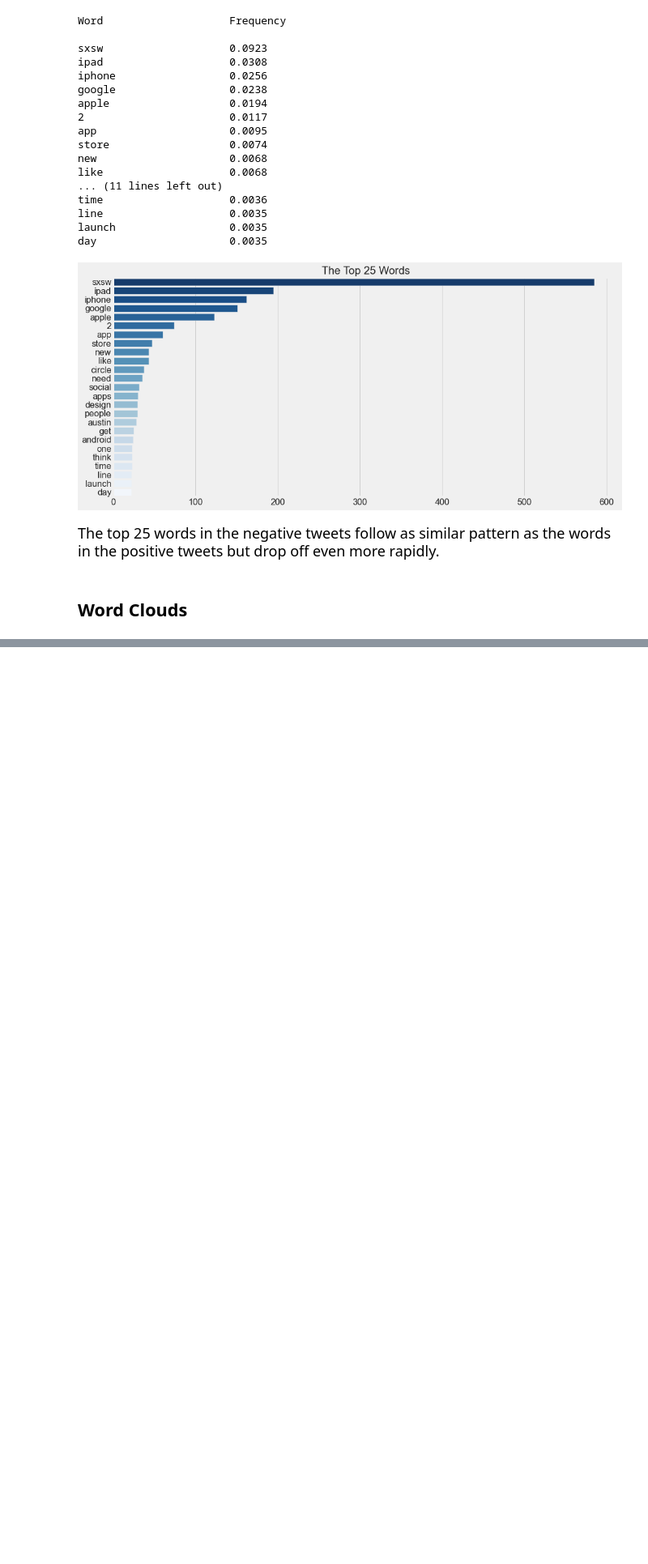
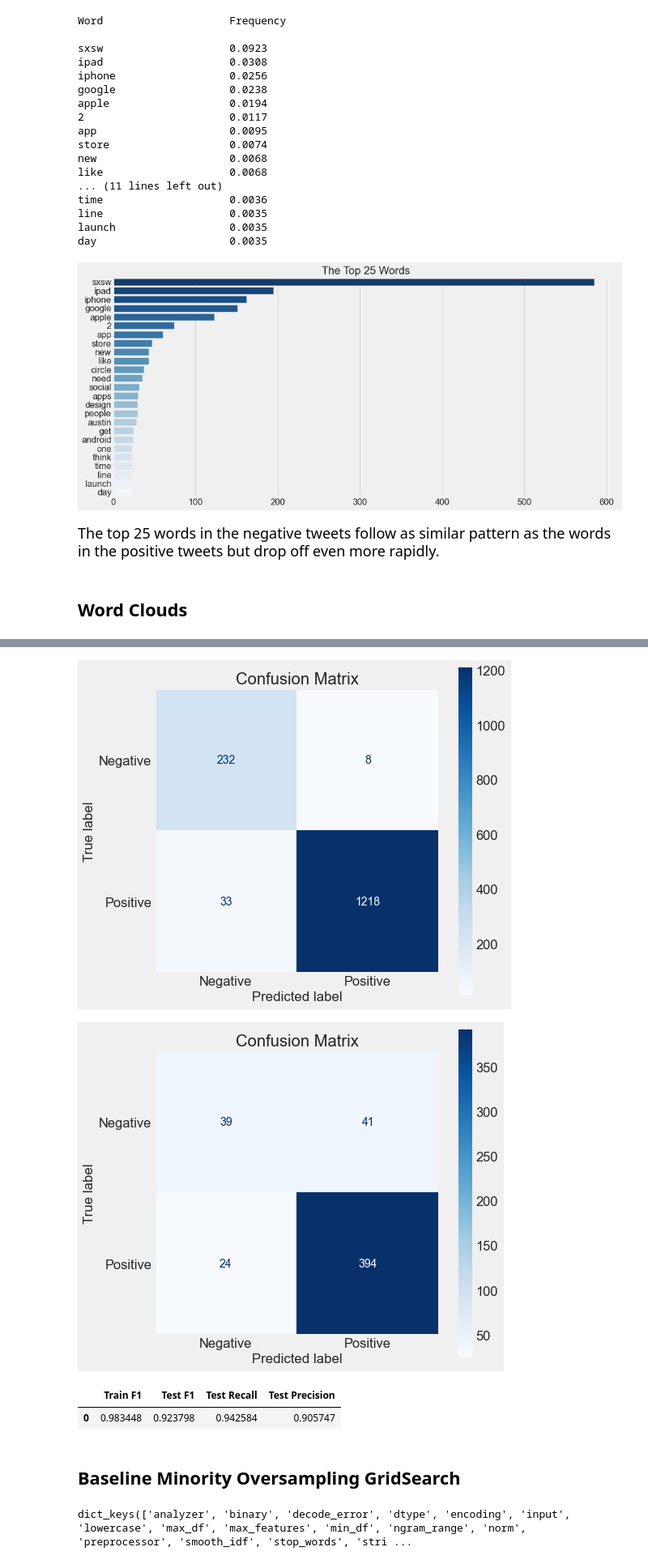
Before and after one commit to jeffreyhwatson/nlp_sentiment_project, a Jupyter notebook: notebooks/exploratory/modeling_eda.ipynb, the cells around one changed output, grey strips where cells are left out. Shown at 81% size. Cells and saved outputs as stored; diff of their text form; code cells hidden in the pictures; blank space fills up the shorter version.

```diff
--- a/notebooks/exploratory/modeling_eda.ipynb
+++ b/notebooks/exploratory/modeling_eda.ipynb
@@ -368,0 +443,3 @@ fn.confusion(baseline, tfidf_data_lem_train, y_lem_train)
+# %%
+fn.subsplit_test(baseline_mo, X_lem_train, y_lem_train)
+# %% [output]
@@ -368,0 +448,10 @@ fn.confusion(baseline, tfidf_data_lem_train, y_lem_train)
+[figure, added]
+[figure, added]
+|  | Train F1 | Test F1 | Test Recall | Test Precision |
+| 0 | 0.983448 | 0.923798 | 0.942584 | 0.905747 |
+# %% [markdown]
+## Baseline Minority Oversampling GridSearch
+# %%
+tfidf.get_params().keys()
+# %% [output]
+dict_keys(['analyzer', 'binary', 'decode_error', 'dtype', 'encoding', 'input', 'lowercase', 'max_df', 'max_features', 'min_df', 'ngram_range', 'norm', 'preprocessor', 'smooth_idf', 'stop_words', 'stri ...
```
Also changed, not shown: parts of 73 cells of this notebook, 2 other files.
